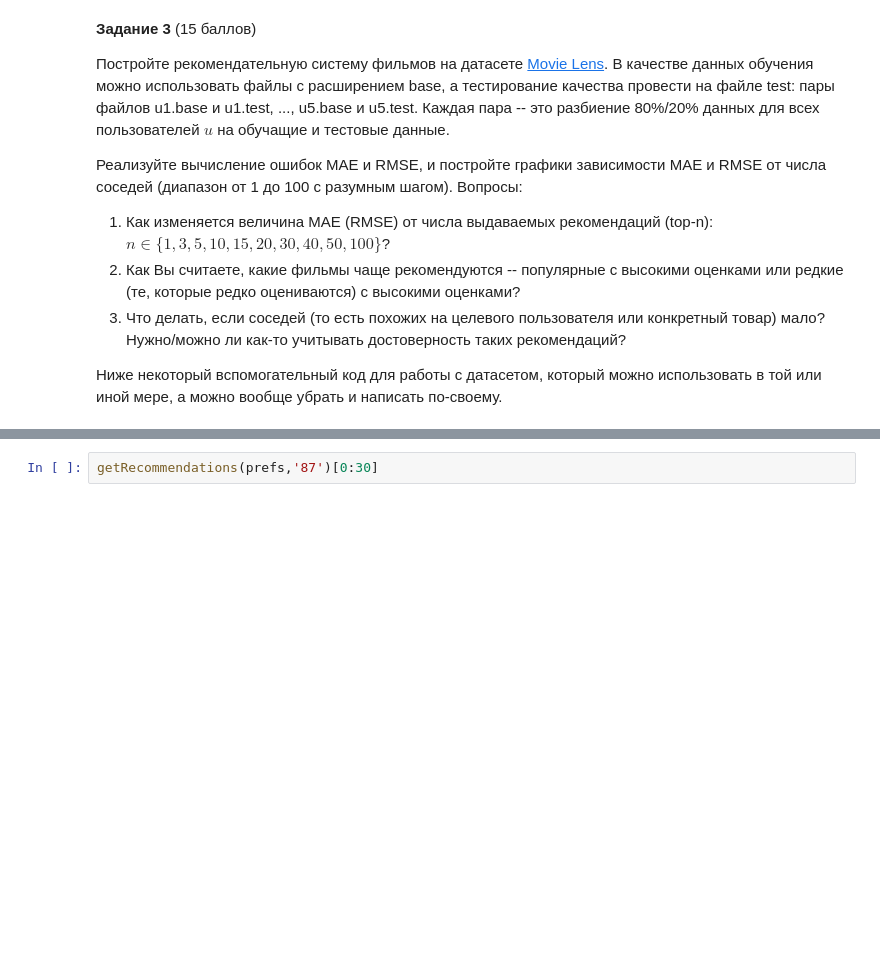
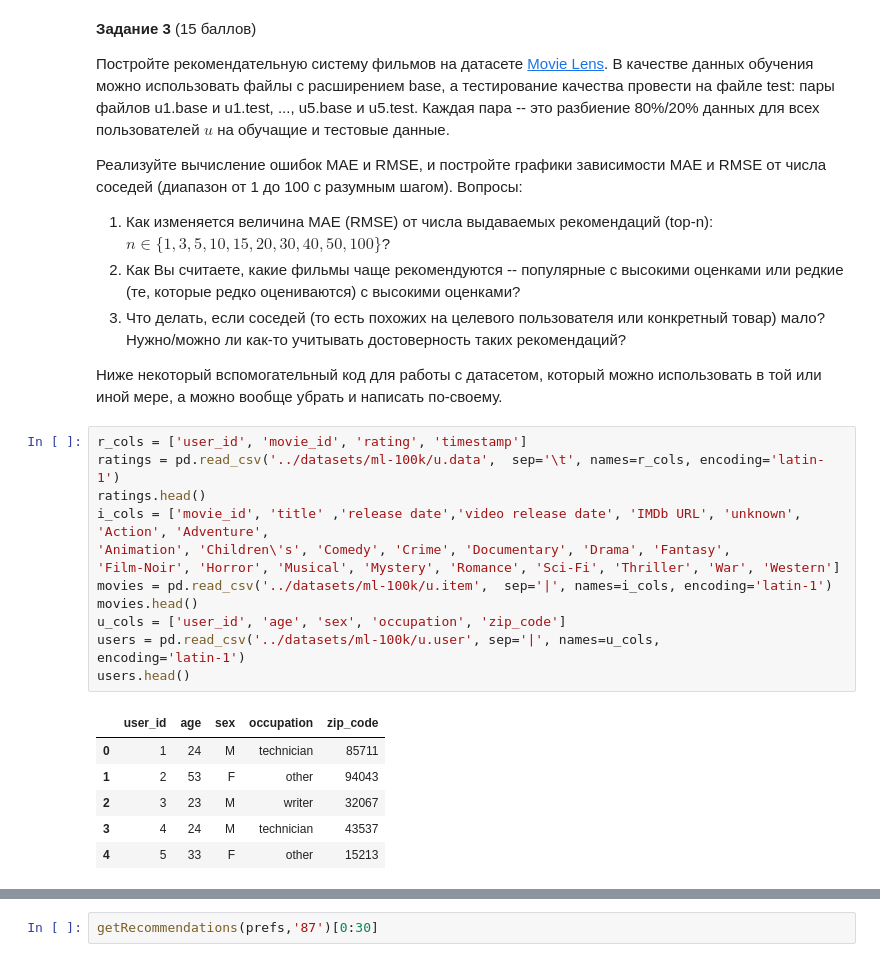
Before and after one commit to amhtj/DL-HSE, a Jupyter notebook: homeworks/sem2_hw1.ipynb, the cells around one changed output, grey strips where cells are left out. Cells and saved outputs as stored; diff of their text form; blank space fills up the shorter version.

```diff
--- a/homeworks/sem2_hw1.ipynb
+++ b/homeworks/sem2_hw1.ipynb
@@ -216,3 +216,23 @@ $$= -\frac{n}{2}\nabla_\sigma ln(\sigma^2) - \frac{1}{2}\nabla_sigma \frac{1}{\s
 3. Что делать, если соседей (то есть похожих на целевого пользователя или конкретный товар) мало? Нужно/можно ли как-то учитывать достоверность таких рекомендаций?
 
 Ниже некоторый вспомогательный код для работы с датасетом, который можно использовать в той или иной мере, а можно вообще убрать и написать по-своему.
+# %%
+r_cols = ['user_id', 'movie_id', 'rating', 'timestamp']
+ratings = pd.read_csv('../datasets/ml-100k/u.data',  sep='\t', names=r_cols, encoding='latin-1')
+ratings.head()
+i_cols = ['movie_id', 'title' ,'release date','video release date', 'IMDb URL', 'unknown', 'Action', 'Adventure',
+'Animation', 'Children\'s', 'Comedy', 'Crime', 'Documentary', 'Drama', 'Fantasy',
+'Film-Noir', 'Horror', 'Musical', 'Mystery', 'Romance', 'Sci-Fi', 'Thriller', 'War', 'Western']
+movies = pd.read_csv('../datasets/ml-100k/u.item',  sep='|', names=i_cols, encoding='latin-1')
+movies.head()
+u_cols = ['user_id', 'age', 'sex', 'occupation', 'zip_code']
+users = pd.read_csv('../datasets/ml-100k/u.user', sep='|', names=u_cols,
+encoding='latin-1')
+users.head()
+# %% [output]
+|  | user_id | age | sex | occupation | zip_code |
+| 0 | 1 | 24 | M | technician | 85711 |
+| 1 | 2 | 53 | F | other | 94043 |
+| 2 | 3 | 23 | M | writer | 32067 |
+| 3 | 4 | 24 | M | technician | 43537 |
+| 4 | 5 | 33 | F | other | 15213 |
```
Also changed, not shown: parts of 5 cells of this notebook, 23 other files.
